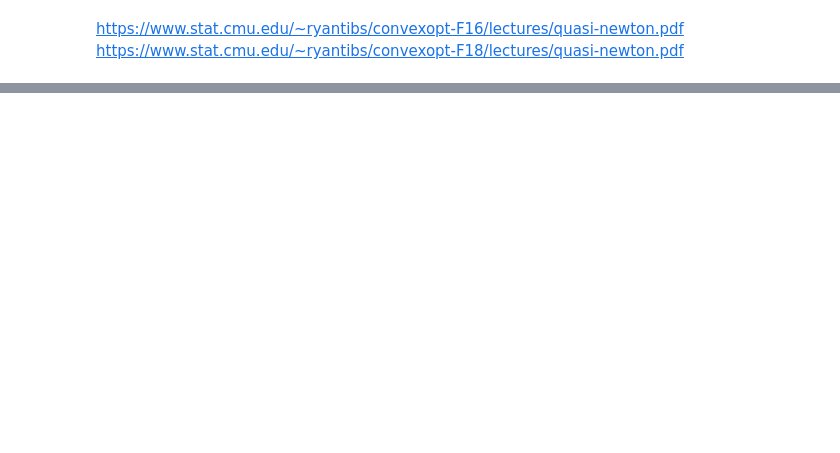
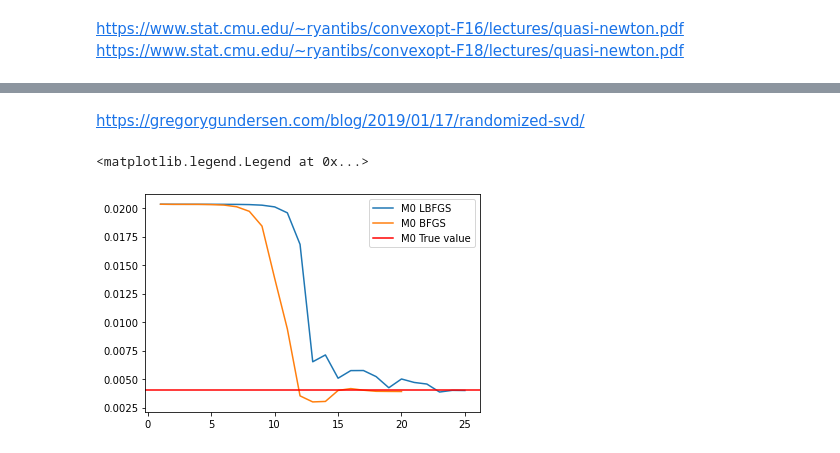
Before and after one commit to Shreyas911/tutorial_inverse_problem, a Jupyter notebook: optimization.ipynb, the cells around one changed output, grey strips where cells are left out. Cells and saved outputs as stored; diff of their text form; code cells hidden in the pictures; blank space fills up the shorter version.

```diff
--- a/optimization.ipynb
+++ b/optimization.ipynb
@@ -202,7 +226,7 @@ M0 = 0.02
 M1 = 0.01
 write_state(M0, M1)
 
-MAX_ITERS = 50
+MAX_ITERS = 25
 
 
 
@@ -216,6 +240,9 @@ s_list = []
 y_list = []
 
 m = 10
+
+M0_list_LBFGS = []
+M1_list_LBFGS = []
 
 for iteration in range(MAX_ITERS):
     state_old = np.copy(state)
@@ -236,6 +263,9 @@ for iteration in range(MAX_ITERS):
 
     y_list, s_list = manage_y_s_lists(m, y_list, s_list, y, s)
 
+    M0_list_LBFGS.append(state[0])
+    M1_list_LBFGS.append(state[1])
+
     print(f"iter = {iteration+1}; M0 = {state[0]}; M1 = {state[1]}; Loss = {eval_loss(state[0], state[1])}")
 # %% [output]
 iter = 1; M0 = 0.02033114380278951; M1 = 0.0009822981888490488; Loss = 0.4963958949023225
@@ -257,0 +288,10 @@ iter = 4; M0 = 0.020325672668254635; M1 = 0.0011222171620638892; Loss = 0.288052
+# %% [markdown]
+https://gregorygundersen.com/blog/2019/01/17/randomized-svd/
+# %%
+plt.plot(np.arange(1, MAX_ITERS+1), M0_list_LBFGS, label = "M0 LBFGS")
+plt.plot(np.arange(1, 21), M0_list, label = "M0 BFGS")
+plt.axhline(0.004, c ='red', label = "M0 True value")
+plt.legend()
+# %% [output]
+<matplotlib.legend.Legend at 0x...>
+[figure, added]
```
Also changed, not shown: parts of 10 cells of this notebook, 17 other files.
